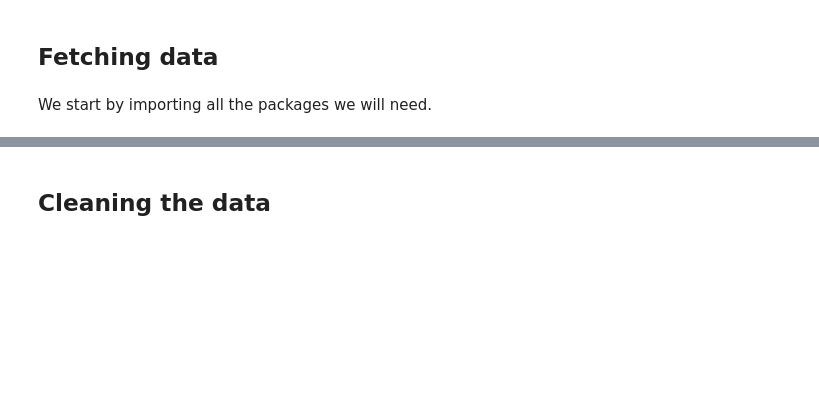
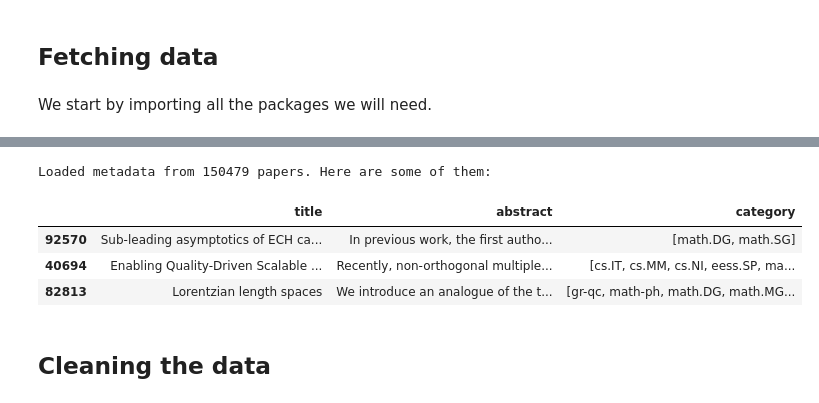
Before and after one commit to saattrupdan/scholarly, a Jupyter notebook: ArXiv analysis.ipynb, the cells around one changed output, grey strips where cells are left out. Saved outputs shown, nothing was run; the diff lists cells and outputs as text; code cells hidden in the pictures; blank space fills up the shorter version.

```diff
--- a/ArXiv analysis.ipynb
+++ b/ArXiv analysis.ipynb
@@ -52,12 +35,0 @@ def clean_cats(x):
-# %%
-# choose the large or small data set
-#file_name = 'arxiv.csv'
-file_name = 'arxiv_small.csv'
-
-# set up dataframe, which also converts the category variable from a string to a list
-df = pd.read_csv(file_name, converters={'category': clean_cats})[['title', 'abstract', 'category']]
-
-df = df[:100]
-
-print(f"Loaded metadata from {df.shape[0]} papers. Here are a few of them:")
-df.head()
@@ -72,2 +74,16 @@ Loaded metadata from 100 papers. Here are a few of them:
+# %%
+# load dataframe
+with open(f"{file_name}_df.pickle", "rb") as pickle_in:
+    df = pickle.load(pickle_in)
+
+print(f"Loaded metadata from {df.shape[0]} papers. Here are some of them:")
+pd.set_option('display.max_colwidth', 300)
+df.sample(3)
+# %% [output]
+Loaded metadata from 150479 papers. Here are some of them:
+|  | title | abstract | category |
+| 92570 | Sub-leading asymptotics of ECH ca... | In previous work, the first autho... | [math.DG, math.SG] |
+| 40694 | Enabling Quality-Driven Scalable ... | Recently, non-orthogonal multiple... | [cs.IT, cs.MM, cs.NI, eess.SP, ma... |
+| 82813 | Lorentzian length spaces | We introduce an analogue of the t... | [gr-qc, math-ph, math.DG, math.MG... |
 # %% [markdown]
 <h2> Cleaning the data </h2>
```
Also changed, not shown: parts of 37 cells of this notebook, 3 other files.
